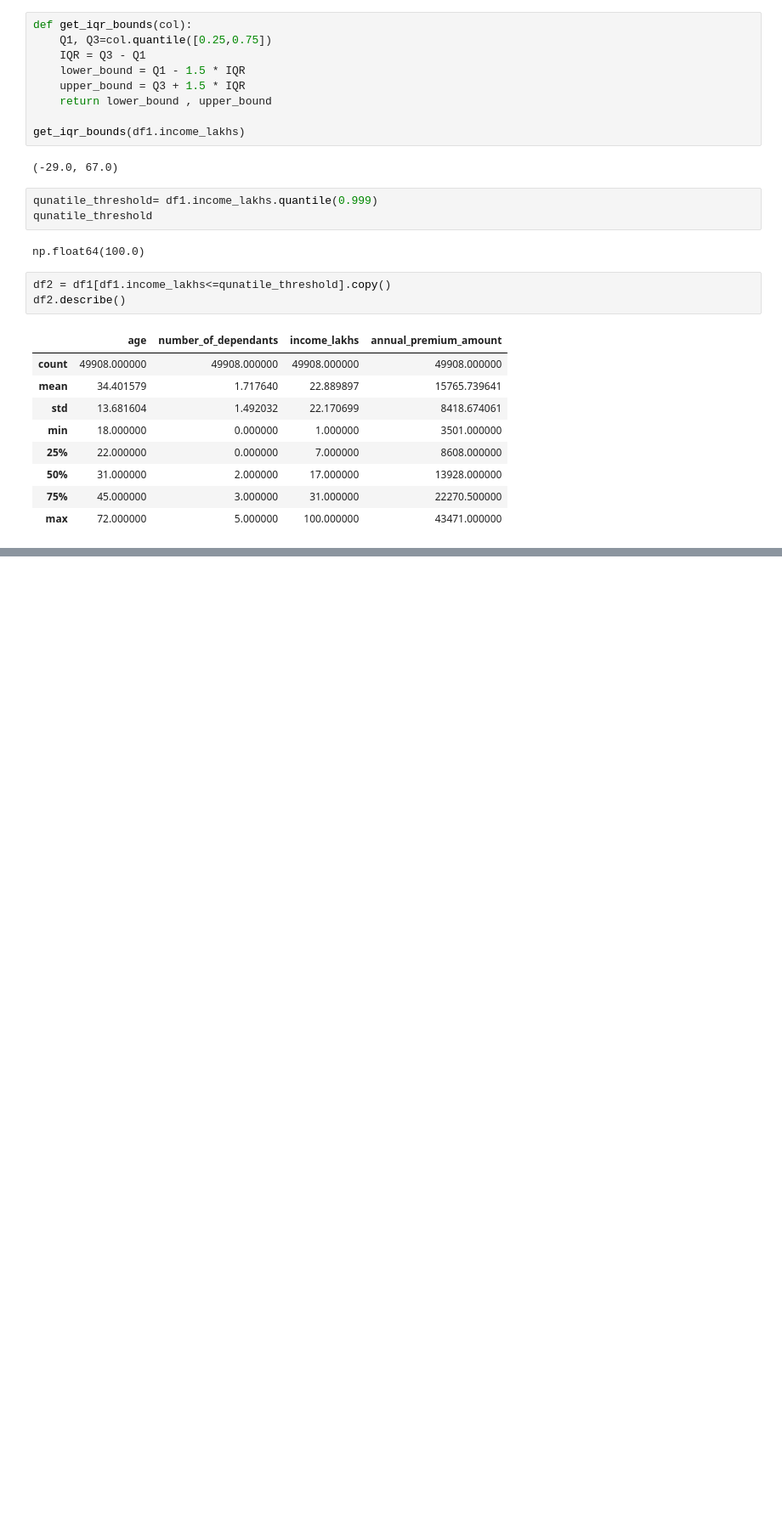
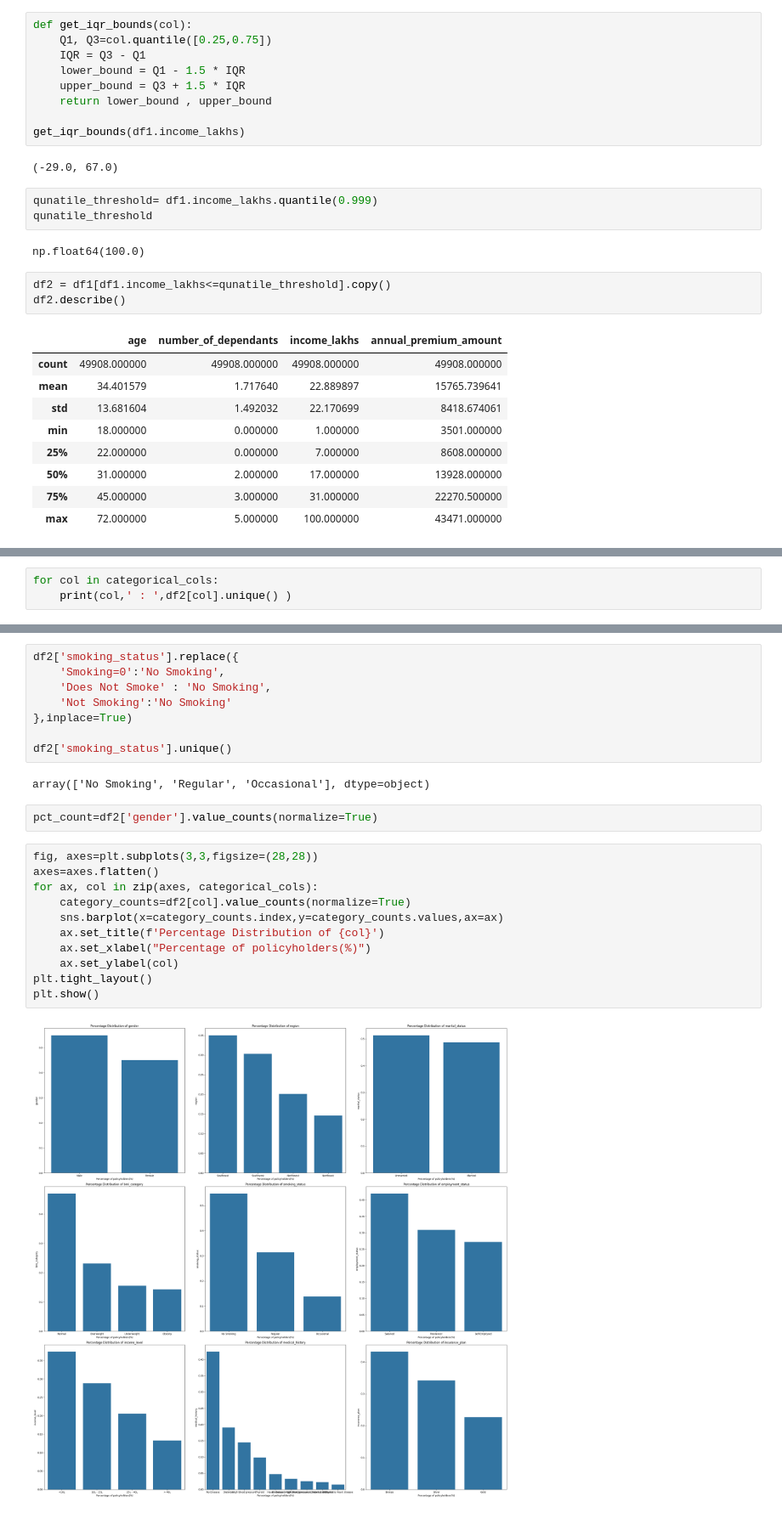
Before and after one commit to Hanishka-Kela/Healthcare-Premium-Prediction--Regression-, a Jupyter notebook: Data_resources/ml_prediction.ipynb, the cells around one changed output, grey strips where cells are left out. Shown at 85% size. Cells and saved outputs as stored; diff of their text form; blank space fills up the shorter version.

```diff
--- a/Data_resources/ml_prediction.ipynb
+++ b/Data_resources/ml_prediction.ipynb
@@ -172,0 +206,3 @@ df2.describe()
+# %%
+for col in categorical_cols:
+    print(col,' : ',df2[col].unique() )
@@ -172,0 +223,25 @@ df2.describe()
+# %%
+df2['smoking_status'].replace({
+    'Smoking=0':'No Smoking',
+    'Does Not Smoke' : 'No Smoking',
+    'Not Smoking':'No Smoking'
+},inplace=True)
+
+df2['smoking_status'].unique()
+# %% [output]
+array(['No Smoking', 'Regular', 'Occasional'], dtype=object)
+# %%
+pct_count=df2['gender'].value_counts(normalize=True)
+# %%
+fig, axes=plt.subplots(3,3,figsize=(28,28))
+axes=axes.flatten()
+for ax, col in zip(axes, categorical_cols):
+    category_counts=df2[col].value_counts(normalize=True)
+    sns.barplot(x=category_counts.index,y=category_counts.values,ax=ax)
+    ax.set_title(f'Percentage Distribution of {col}')
+    ax.set_xlabel("Percentage of policyholders(%)")
+    ax.set_ylabel(col)
+plt.tight_layout()
+plt.show()
+# %% [output]
+[figure, added]
```
Also changed, not shown: parts of 6 cells of this notebook.
